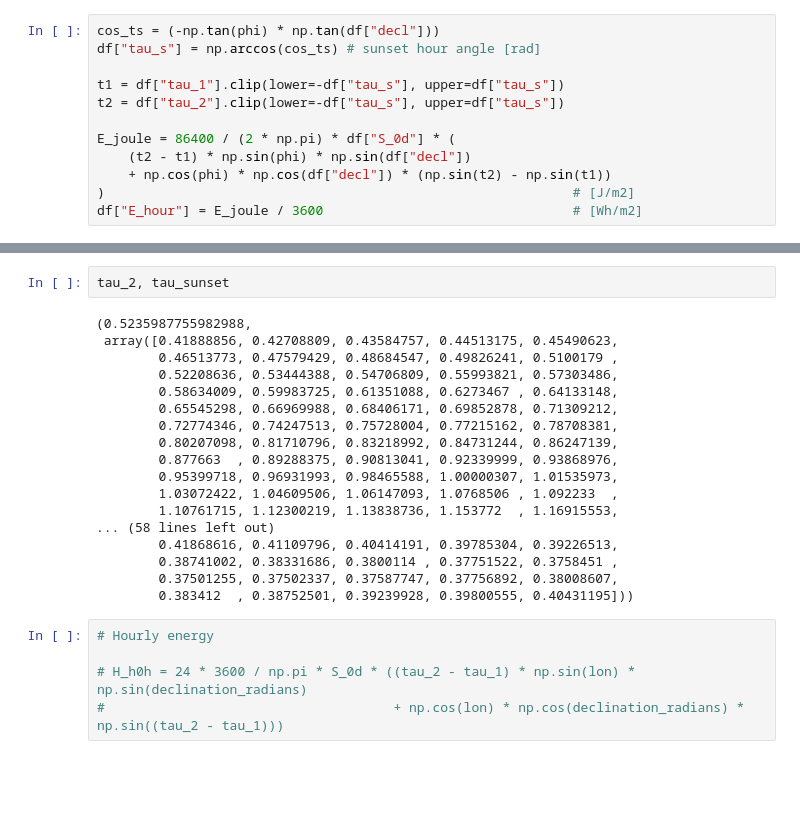
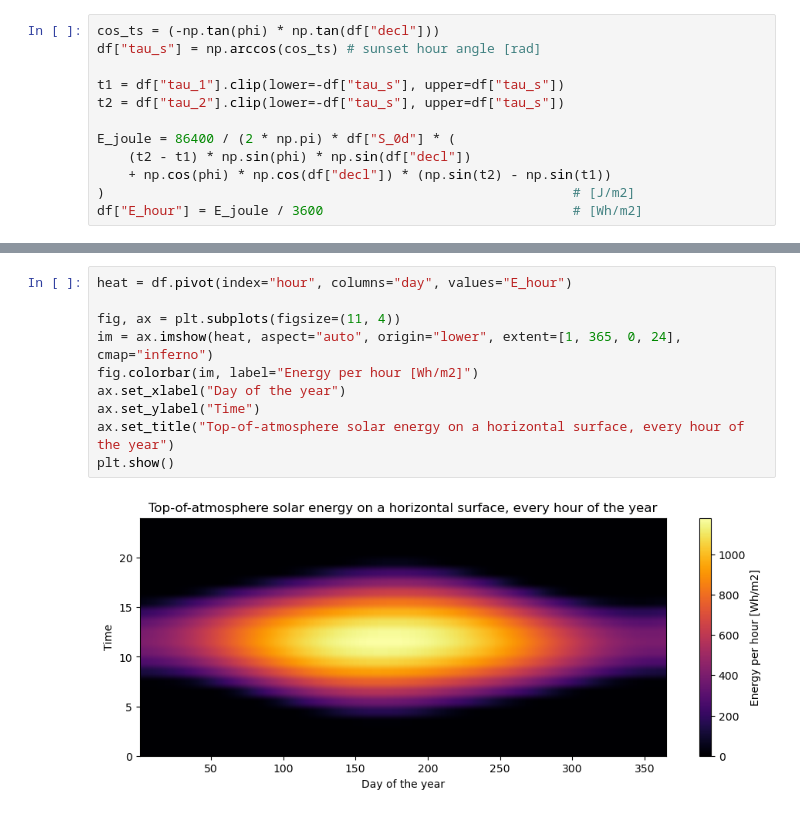
Before and after one commit to olgakarwowska/Calculating-energy-yield-from-photovoltaic-installations, a Jupyter notebook: energy_yield_calculations.ipynb, the cells around one changed output, grey strips where cells are left out. Saved outputs shown, nothing was run; the diff lists cells and outputs as text; blank space fills up the shorter version.

Commit message:
Finished calculations for top of the atmosphere
Next steps:
- incorporate PV panel tilt and orientation
- incorporate weather effects

```diff
--- a/energy_yield_calculations.ipynb
+++ b/energy_yield_calculations.ipynb
@@ -133,25 +90,12 @@ plt.plot(H_d0h)
-# %%
-tau_2, tau_sunset
-# %% [output]
-(0.5235987755982988,
- array([0.41888856, 0.42708809, 0.43584757, 0.44513175, 0.45490623,
-        0.46513773, 0.47579429, 0.48684547, 0.49826241, 0.5100179 ,
-        0.52208636, 0.53444388, 0.54706809, 0.55993821, 0.57303486,
-        0.58634009, 0.59983725, 0.61351088, 0.6273467 , 0.64133148,
-        0.65545298, 0.66969988, 0.68406171, 0.69852878, 0.71309212,
-        0.72774346, 0.74247513, 0.75728004, 0.77215162, 0.78708381,
-        0.80207098, 0.81710796, 0.83218992, 0.84731244, 0.86247139,
-        0.877663  , 0.89288375, 0.90813041, 0.92339999, 0.93868976,
-        0.95399718, 0.96931993, 0.98465588, 1.00000307, 1.01535973,
-        1.03072422, 1.04609506, 1.06147093, 1.0768506 , 1.092233  ,
-        1.10761715, 1.12300219, 1.13838736, 1.153772  , 1.16915553,
-... (58 lines left out)
-        0.41868616, 0.41109796, 0.40414191, 0.39785304, 0.39226513,
-        0.38741002, 0.38331686, 0.3800114 , 0.37751522, 0.3758451 ,
-        0.37501255, 0.37502337, 0.37587747, 0.37756892, 0.38008607,
-        0.383412  , 0.38752501, 0.39239928, 0.39800555, 0.40431195]))
-# %%
-# Hourly energy
-
-# H_h0h = 24 * 3600 / np.pi * S_0d * ((tau_2 - tau_1) * np.sin(lon) * np.sin(declination_radians)
-#                                     + np.cos(lon) * np.cos(declination_radians) * np.sin((tau_2 - tau_1)))
+# %%
+heat = df.pivot(index="hour", columns="day", values="E_hour")
+
+fig, ax = plt.subplots(figsize=(11, 4))
+im = ax.imshow(heat, aspect="auto", origin="lower", extent=[1, 365, 0, 24], cmap="inferno")
+fig.colorbar(im, label="Energy per hour [Wh/m2]")
+ax.set_xlabel("Day of the year")
+ax.set_ylabel("Time")
+ax.set_title("Top-of-atmosphere solar energy on a horizontal surface, every hour of the year")
+plt.show()
+# %% [output]
+[figure, added]
```
Also changed, not shown: parts of 5 cells of this notebook.
